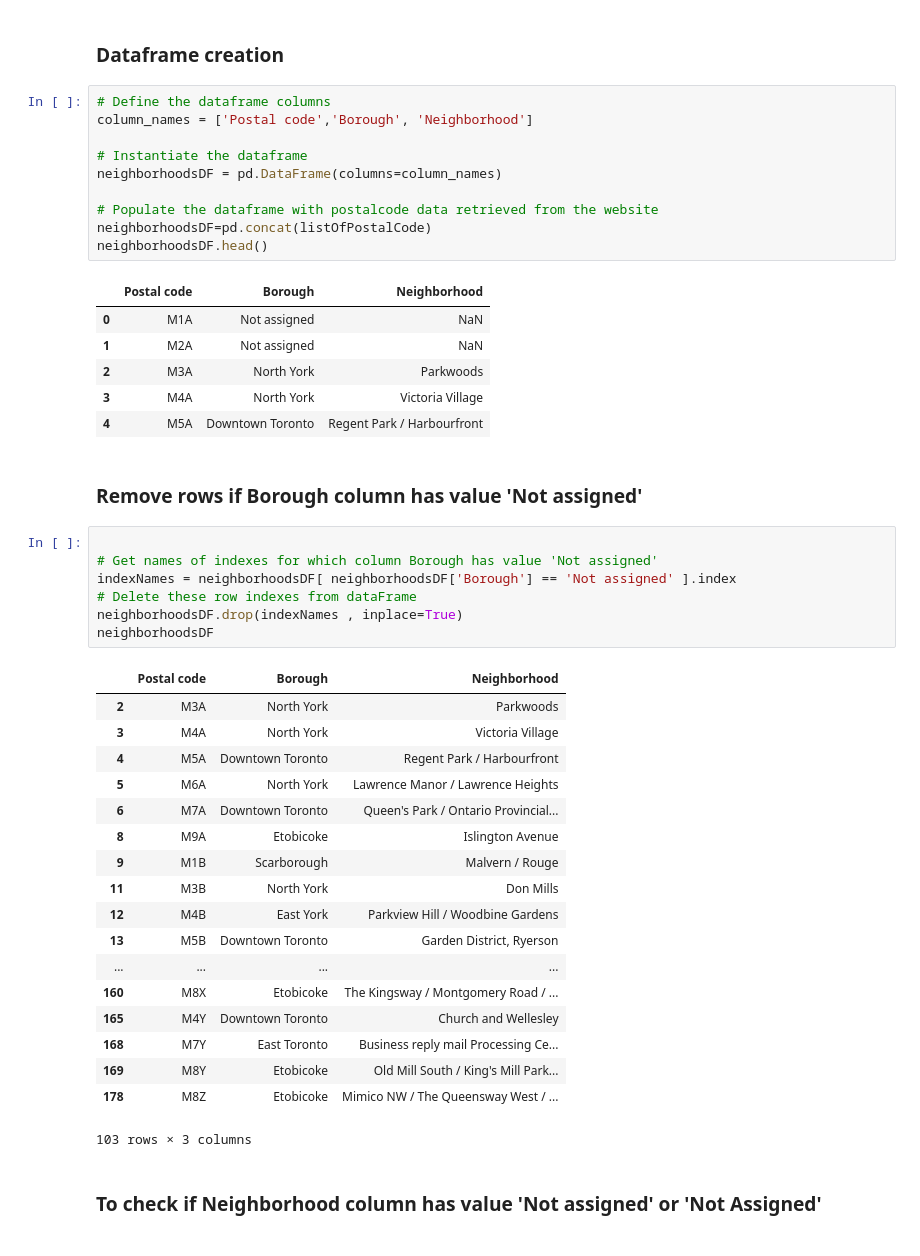
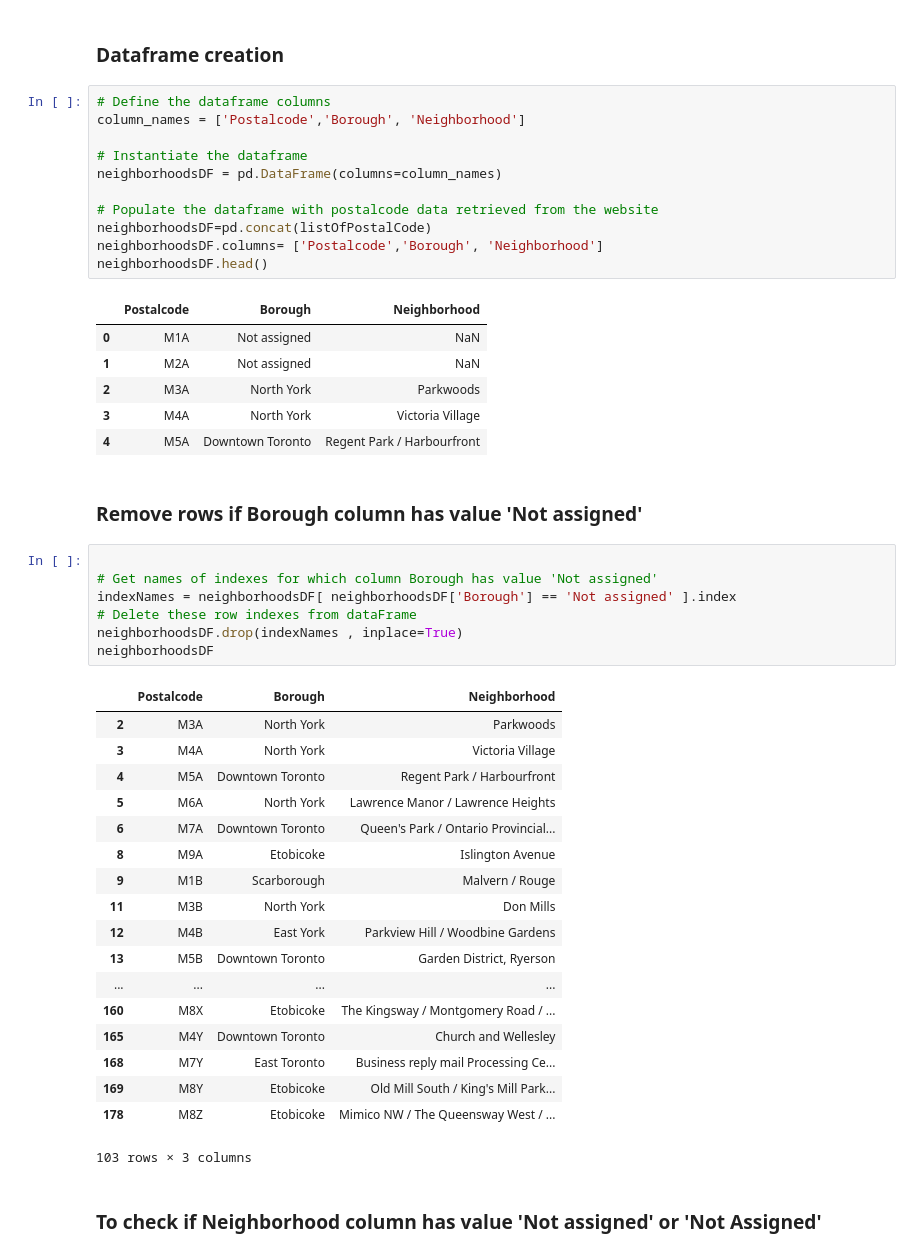
Before and after one commit to SnehaVidekar/AppliedDataScienceCapstone, a Jupyter notebook: Segmenting and Clustering Neighborhoods in Toronto.ipynb, the cells around one changed output. Drawn from its saved outputs; the diff is of its cells as text.

```diff
--- a/Segmenting and Clustering Neighborhoods in Toronto.ipynb
+++ b/Segmenting and Clustering Neighborhoods in Toronto.ipynb
@@ -18,16 +18,17 @@ listOfPostalCode = pd.read_html(str(table1))
 ### Dataframe creation
 # %%
 # Define the dataframe columns
-column_names = ['Postal code','Borough', 'Neighborhood']
+column_names = ['Postalcode','Borough', 'Neighborhood']
 
 # Instantiate the dataframe
 neighborhoodsDF = pd.DataFrame(columns=column_names)
 
 # Populate the dataframe with postalcode data retrieved from the website
 neighborhoodsDF=pd.concat(listOfPostalCode)
+neighborhoodsDF.columns= ['Postalcode','Borough', 'Neighborhood']
 neighborhoodsDF.head()
 # %% [output]
-|  | Postal code | Borough | Neighborhood |
+|  | Postalcode | Borough | Neighborhood |
 | 0 | M1A | Not assigned | NaN |
 | 1 | M2A | Not assigned | NaN |
 | 2 | M3A | North York | Parkwoods |
@@ -43,7 +44,7 @@ indexNames = neighborhoodsDF[ neighborhoodsDF['Borough'] == 'Not assigned' ].ind
 neighborhoodsDF.drop(indexNames , inplace=True)
 neighborhoodsDF
 # %% [output]
-|  | Postal code | Borough | Neighborhood |
+|  | Postalcode | Borough | Neighborhood |
 | 2 | M3A | North York | Parkwoods |
 | 3 | M4A | North York | Victoria Village |
 | 4 | M5A | Downtown Toronto | Regent Park / Harbourfront |
```
Also changed, not shown: parts of 39 cells of this notebook.
